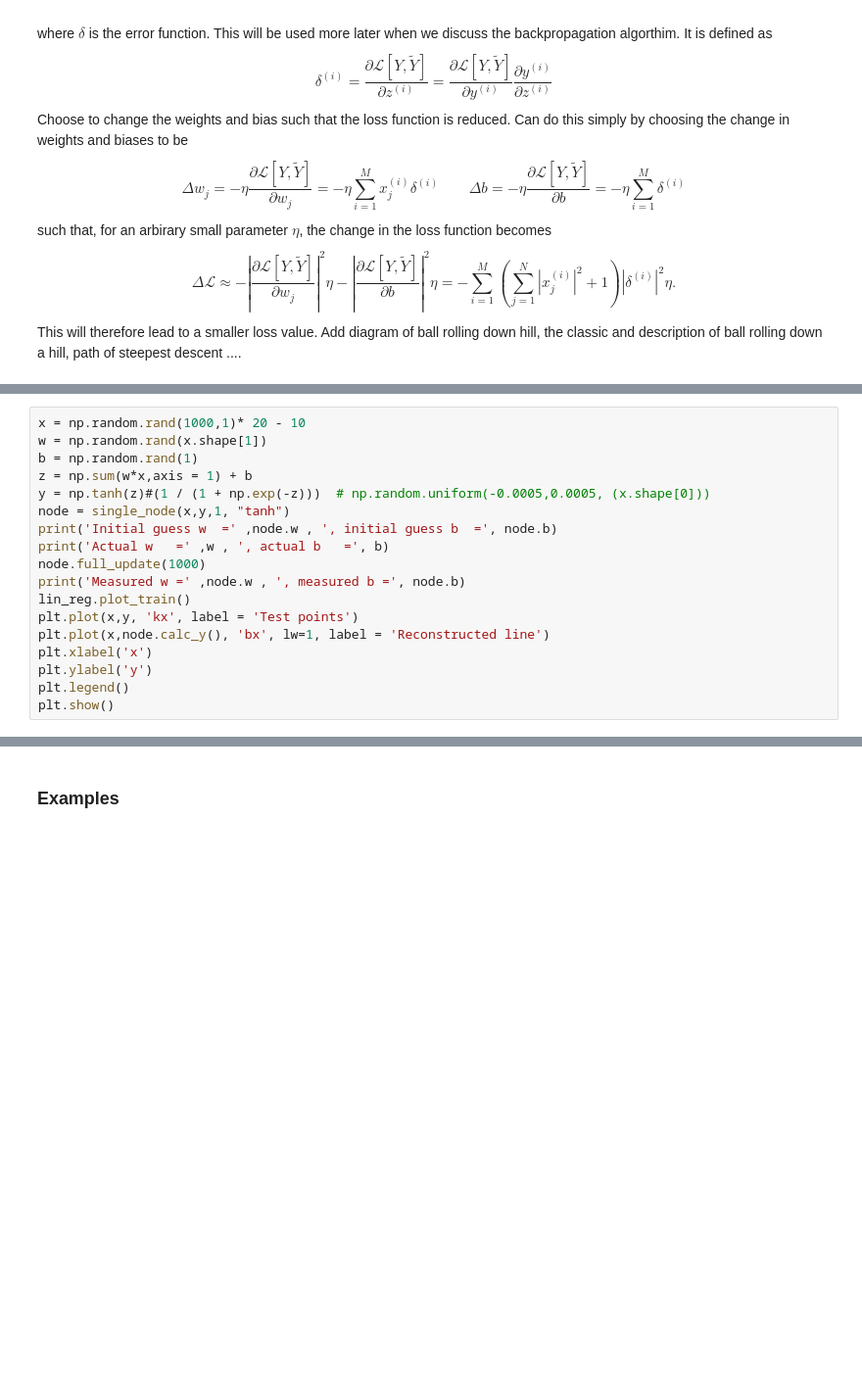
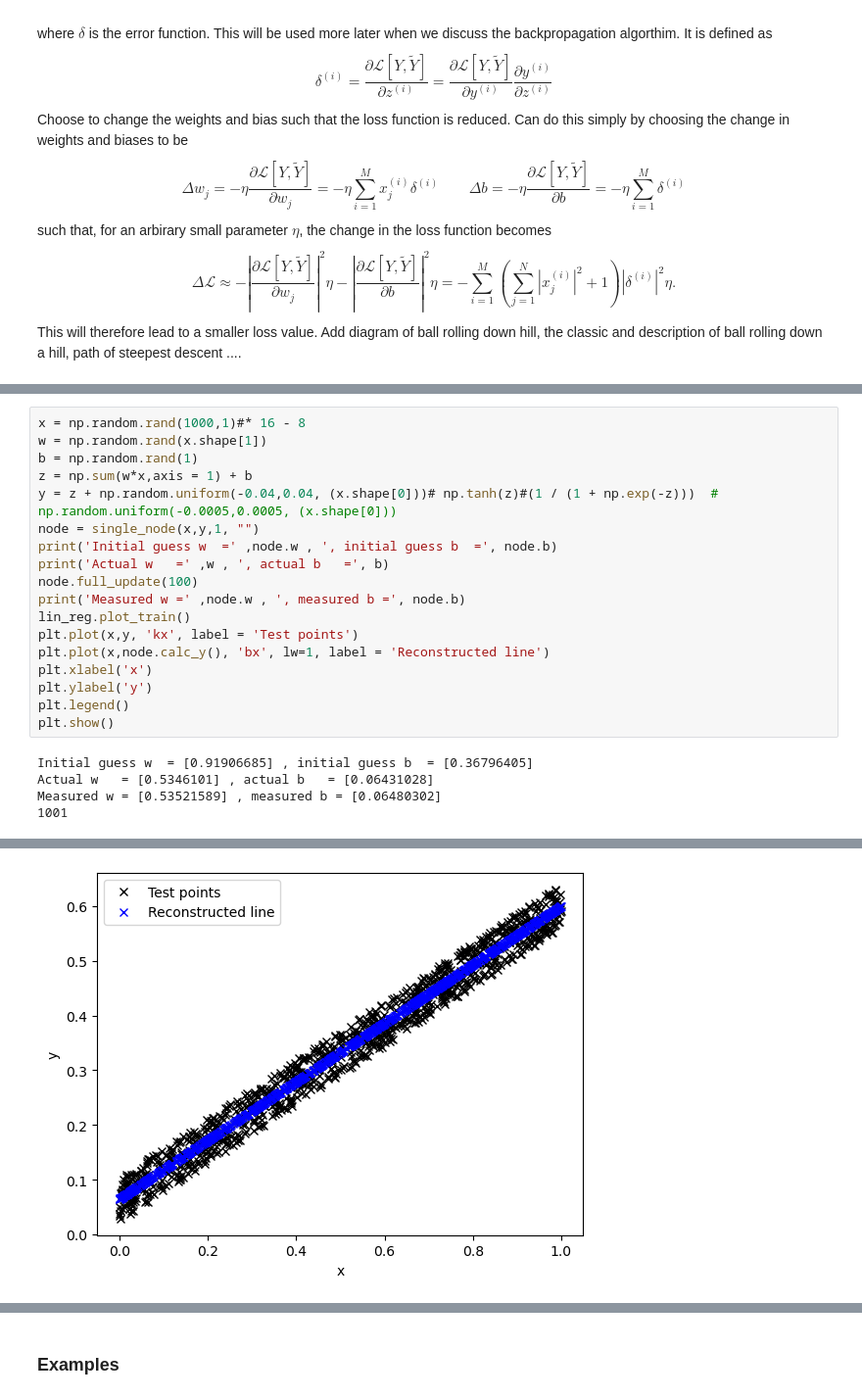
Before and after one commit to dave452/ML_LinearReg, a Jupyter notebook: Regression_NN.ipynb, the cells around one changed output, grey strips where cells are left out. Shown at 98% size. Saved outputs shown, nothing was run; the diff lists cells and outputs as text; blank space fills up the shorter version.

```diff
--- a/Regression_NN.ipynb
+++ b/Regression_NN.ipynb
@@ -451,18 +335,0 @@ Measured w = [0.84320292] , measured b = [0.84941968]
-# %%
-x = np.random.rand(1000,1)* 20 - 10
-w = np.random.rand(x.shape[1])
-b = np.random.rand(1)
-z = np.sum(w*x,axis = 1) + b
-y = np.tanh(z)#(1 / (1 + np.exp(-z)))  # np.random.uniform(-0.0005,0.0005, (x.shape[0]))
-node = single_node(x,y,1, "tanh")
-print('Initial guess w  =' ,node.w , ', initial guess b  =', node.b)
-print('Actual w   =' ,w , ', actual b   =', b)
-node.full_update(1000)
-print('Measured w =' ,node.w , ', measured b =', node.b)
-lin_reg.plot_train()
-plt.plot(x,y, 'kx', label = 'Test points')
-plt.plot(x,node.calc_y(), 'bx', lw=1, label = 'Reconstructed line')
-plt.xlabel('x')
-plt.ylabel('y')
-plt.legend()
-plt.show()
@@ -475,0 +402,23 @@ Measured w = [0.63347469] , measured b = [0.42306582]
+# %%
+x = np.random.rand(1000,1)#* 16 - 8
+w = np.random.rand(x.shape[1])
+b = np.random.rand(1)
+z = np.sum(w*x,axis = 1) + b
+y = z + np.random.uniform(-0.04,0.04, (x.shape[0]))# np.tanh(z)#(1 / (1 + np.exp(-z)))  # np.random.uniform(-0.0005,0.0005, (x.shape[0]))
+node = single_node(x,y,1, "")
+print('Initial guess w  =' ,node.w , ', initial guess b  =', node.b)
+print('Actual w   =' ,w , ', actual b   =', b)
+node.full_update(100)
+print('Measured w =' ,node.w , ', measured b =', node.b)
+lin_reg.plot_train()
+plt.plot(x,y, 'kx', label = 'Test points')
+plt.plot(x,node.calc_y(), 'bx', lw=1, label = 'Reconstructed line')
+plt.xlabel('x')
+plt.ylabel('y')
+plt.legend()
+plt.show()
+# %% [output]
+Initial guess w  = [0.91906685] , initial guess b  = [0.36796405]
+Actual w   = [0.5346101] , actual b   = [0.06431028]
+Measured w = [0.53521589] , measured b = [0.06480302]
+1001
@@ -475,0 +426 @@ Measured w = [0.63347469] , measured b = [0.42306582]
+[figure, added]
```
Also changed, not shown: parts of 37 cells of this notebook.
